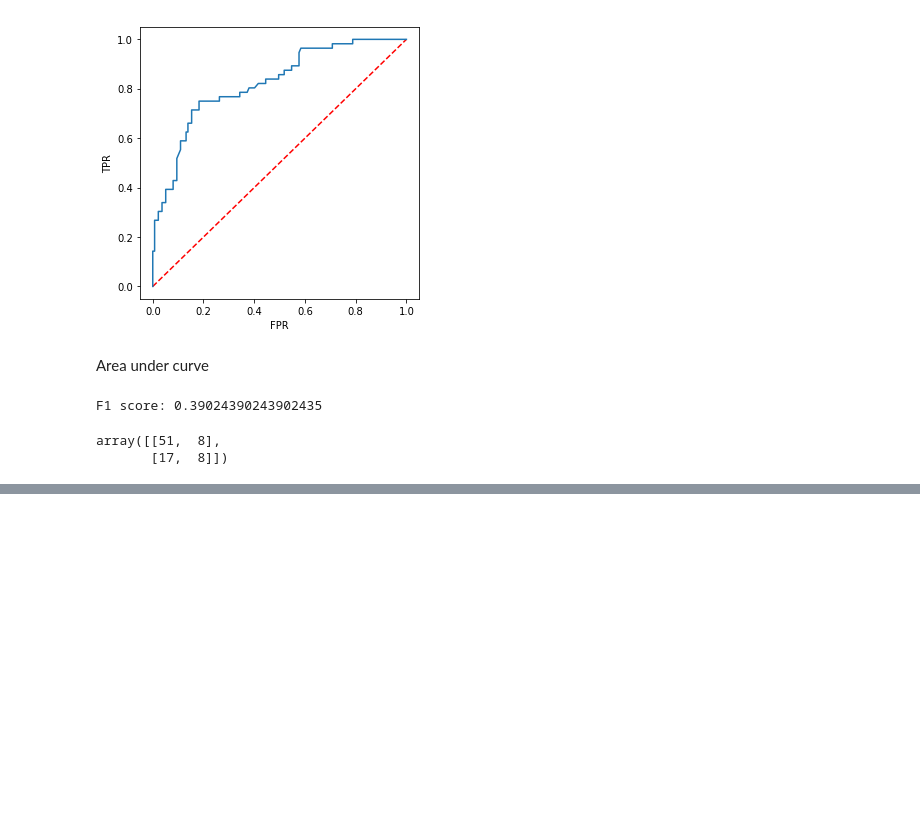
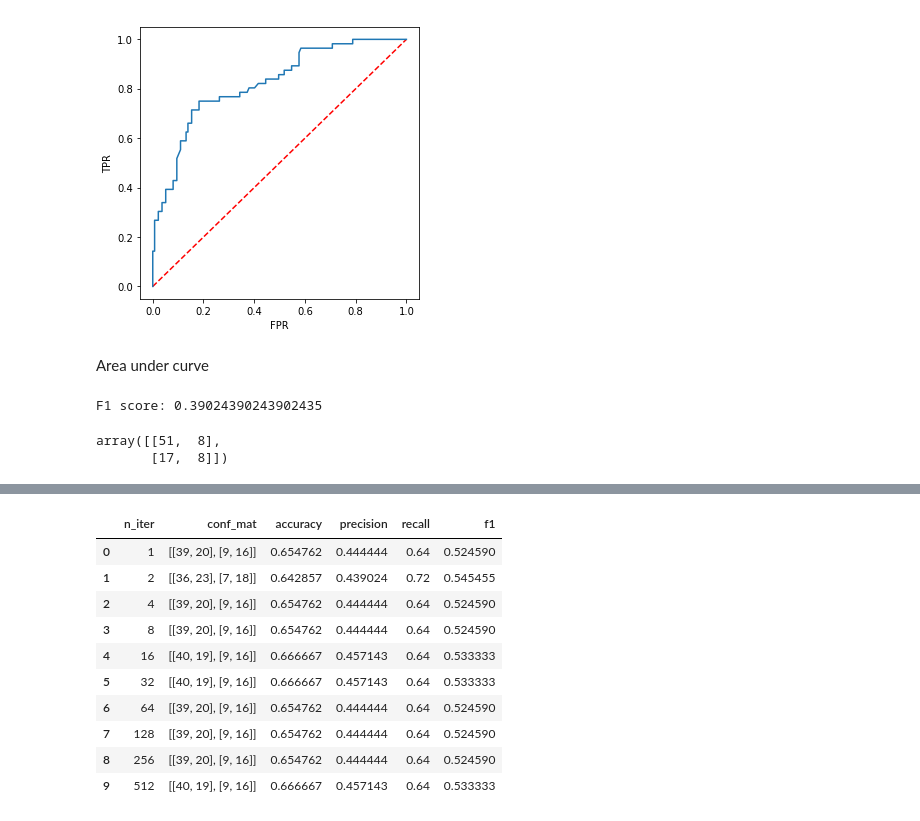
Before and after one commit to LRAbbade/trabalho_NN, a Jupyter notebook: tests.ipynb, the cells around one changed output, grey strips where cells are left out. Cells and saved outputs as stored; diff of their text form; code cells hidden in the pictures; blank space fills up the shorter version.

```diff
--- a/tests.ipynb
+++ b/tests.ipynb
@@ -510,0 +611,8 @@ Apesar do accuracy estar em 70%, dá pra ver pela matriz de confusão que a regr
+# %%
+def get_metrics(y_test, y_pred):
+    conf_mat = confusion_matrix(y_true, y_pred)
+    accuracy = accuracy_score(y_test, y_pred)
+    precision = conf_mat[1][1]/(conf_mat[1][1] + conf_mat[0][1])
+    recall = conf_mat[1][1]/(conf_mat[1][1] + conf_mat[1][0])
+    f1_score = 1/((1/recall + 1/precision)/2)
+    return conf_mat, accuracy, precision, recall, f1_score
@@ -510,0 +642,24 @@ Apesar do accuracy estar em 70%, dá pra ver pela matriz de confusão que a regr
+# %%
+make_arr_of_pos = lambda pos: [i[pos] for i in results.values()]
+
+results_df = pd.DataFrame(data={
+    'n_iter': list(results.keys()),
+    'conf_mat': make_arr_of_pos(0),
+    'accuracy': make_arr_of_pos(1),
+    'precision': make_arr_of_pos(2),
+    'recall': make_arr_of_pos(3),
+    'f1': make_arr_of_pos(4)
+})
+results_df
+# %% [output]
+|  | n_iter | conf_mat | accuracy | precision | recall | f1 |
+| 0 | 1 | [[39, 20], [9, 16]] | 0.654762 | 0.444444 | 0.64 | 0.524590 |
+| 1 | 2 | [[36, 23], [7, 18]] | 0.642857 | 0.439024 | 0.72 | 0.545455 |
+| 2 | 4 | [[39, 20], [9, 16]] | 0.654762 | 0.444444 | 0.64 | 0.524590 |
+| 3 | 8 | [[39, 20], [9, 16]] | 0.654762 | 0.444444 | 0.64 | 0.524590 |
+| 4 | 16 | [[40, 19], [9, 16]] | 0.666667 | 0.457143 | 0.64 | 0.533333 |
+| 5 | 32 | [[40, 19], [9, 16]] | 0.666667 | 0.457143 | 0.64 | 0.533333 |
+| 6 | 64 | [[39, 20], [9, 16]] | 0.654762 | 0.444444 | 0.64 | 0.524590 |
+| 7 | 128 | [[39, 20], [9, 16]] | 0.654762 | 0.444444 | 0.64 | 0.524590 |
+| 8 | 256 | [[39, 20], [9, 16]] | 0.654762 | 0.444444 | 0.64 | 0.524590 |
+| 9 | 512 | [[40, 19], [9, 16]] | 0.666667 | 0.457143 | 0.64 | 0.533333 |
```
Also changed, not shown: parts of 25 cells of this notebook.
